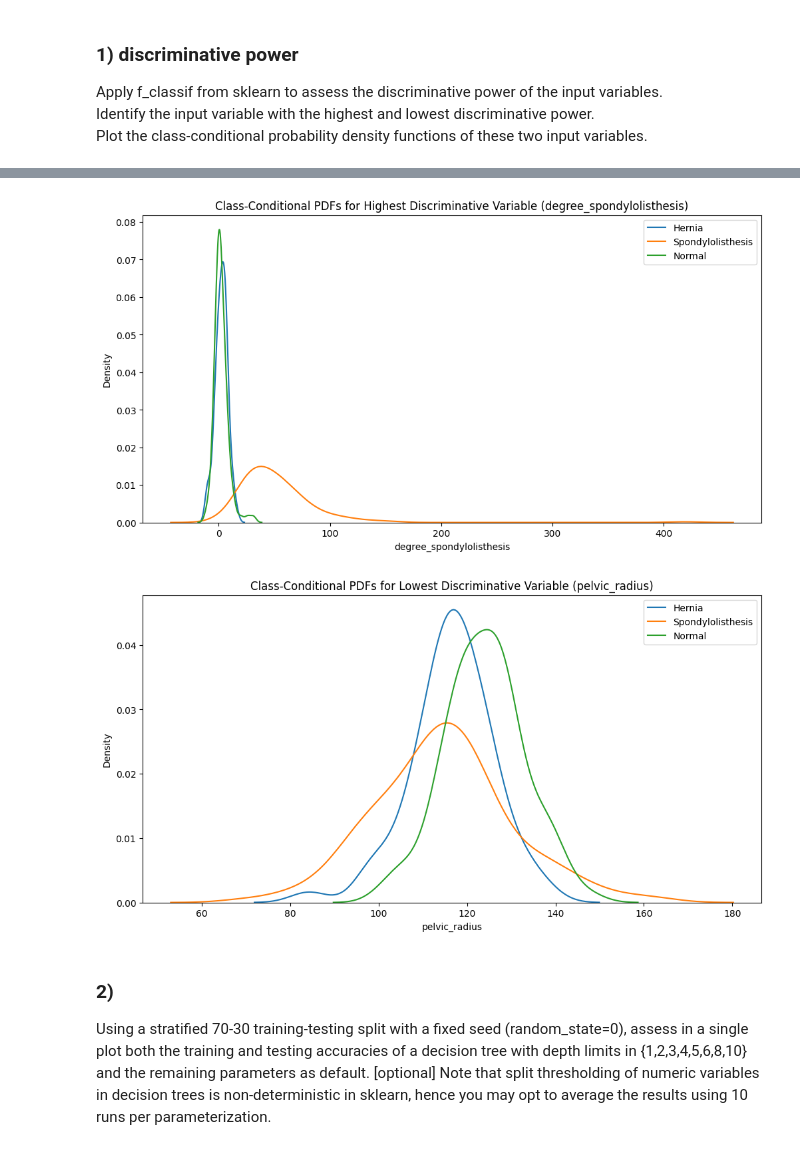
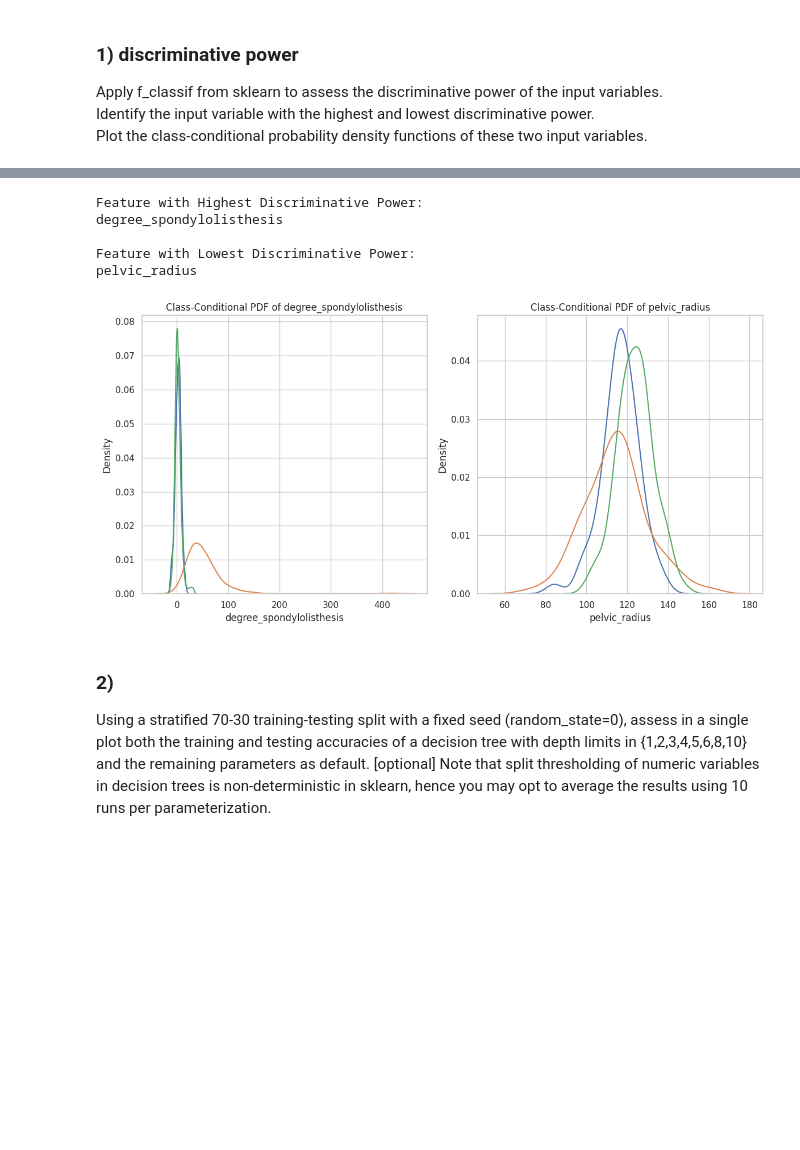
Before and after one commit to ana-mc-almeida/leic, a Jupyter notebook: Aprendizagem/Homework1/Programming.ipynb, the cells around one changed output, grey strips where cells are left out. Drawn from its saved outputs; the diff is of its cells as text; code cells hidden in the pictures; blank space fills up the shorter version.

```diff
--- a/Aprendizagem/Homework1/Programming.ipynb
+++ b/Aprendizagem/Homework1/Programming.ipynb
@@ -104,29 +46,41 @@ pelvic_radius
-# %%
-import seaborn as sns
-# Compute F-scores and p-values for each feature
-f_scores, p_values = f_classif(X, y)
-
-# Find the index of the input variable with the highest and lowest F-scores
-highest_discriminative_index = f_scores.argmax()
-lowest_discriminative_index = f_scores.argmin()
-
-# Plot class-conditional PDFs for the highest and lowest discriminative variables
-plt.figure(figsize=(12, 6))
-for class_name in df['class'].unique():
-    sns.kdeplot(X[y == class_name].iloc[:, highest_discriminative_index], label=class_name)
-plt.title(f'Class-Conditional PDFs for Highest Discriminative Variable ({X.columns[highest_discriminative_index]})')
-plt.legend()
-plt.show()
-
-plt.figure(figsize=(12, 6))
-for class_name in df['class'].unique():
-    sns.kdeplot(X[y == class_name].iloc[:, lowest_discriminative_index], label=class_name)
-plt.title(f'Class-Conditional PDFs for Lowest Discriminative Variable ({X.columns[lowest_discriminative_index]})')
-plt.legend()
-plt.show()
-# %% [output]
-[figure, removed]
-[figure, removed]
+# %%
+# Some of the sklearn facilities require input data to be separated from output data
+X = df.drop('class', axis=1)
+y = df['class']
+
+fimportance = f_classif(X, y)
+
+# Find the index of the input variable with the highest and lowest F-scores
+highest_discriminative_index = fimportance[0].argmax()
+lowest_discriminative_index = fimportance[0].argmin()
+
+print("Feature with Highest Discriminative Power:")
+print(X.columns[highest_discriminative_index])
+print("\nFeature with Lowest Discriminative Power:")
+print(X.columns[lowest_discriminative_index])
+
+# Plot class-conditional probability density functions of the two selected features
+sns.set(style="whitegrid")
+plt.figure(figsize=(12, 6))
+plt.subplot(1, 2, 1)
+for class_name in df['class'].unique():
+    sns.kdeplot(X[y == class_name].iloc[:, highest_discriminative_index], label=class_name)
+plt.title(f'Class-Conditional PDF of {X.columns[highest_discriminative_index]}')
+
+plt.subplot(1, 2, 2)
+for class_name in df['class'].unique():
+    sns.kdeplot(X[y == class_name].iloc[:, lowest_discriminative_index], label=class_name)
+plt.title(f'Class-Conditional PDF of {X.columns[lowest_discriminative_index]}')
+
+plt.tight_layout()
+plt.show()
+# %% [output]
+Feature with Highest Discriminative Power:
+degree_spondylolisthesis
+
+Feature with Lowest Discriminative Power:
+pelvic_radius
+[figure, added]
 # %% [markdown]
 ### 2)
 
```
Also changed, not shown: parts of 7 cells of this notebook.
